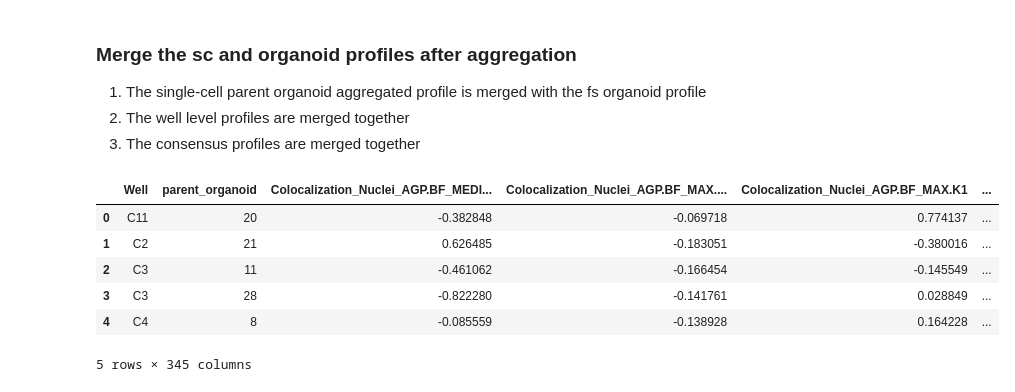
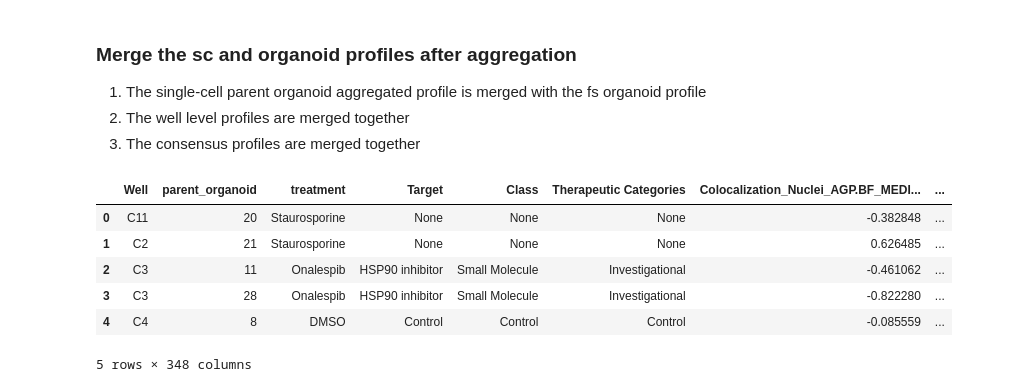
Before and after one commit to MikeLippincott/GFF_3D_organoid_profiling_pipeline, a Jupyter notebook: 4.processing_image_based_profiles/notebooks/10.merge_consensus_profiles.ipynb, the cells around one changed output. Cells and saved outputs as stored; diff of their text form; code cells hidden in the pictures.

```diff
--- a/4.processing_image_based_profiles/notebooks/10.merge_consensus_profiles.ipynb
+++ b/4.processing_image_based_profiles/notebooks/10.merge_consensus_profiles.ipynb
@@ -104,24 +104,38 @@ organoid_consensus_merge_path.parent.mkdir(parents=True, exist_ok=True)
 # %%
 organoid_fs = pd.read_parquet(organoid_fs_path)
 sc_agg_well_parent_organoid = pd.read_parquet(sc_agg_well_parent_organoid_path)
 sc_agg_well_parent_organoid_merge = sc_agg_well_parent_organoid.merge(
     organoid_fs,
-    left_on=["Well", "parent_organoid"],
-    right_on=["Well", "object_id"],
+    left_on=[
+        "Well",
+        "parent_organoid",
+        "treatment",
+        "Target",
+        "Class",
+        "Therapeutic Categories",
+    ],
+    right_on=[
+        "Well",
+        "object_id",
+        "treatment",
+        "Target",
+        "Class",
+        "Therapeutic Categories",
+    ],
 )
 
 sc_agg_well_parent_organoid_merge.to_parquet(
     organoid_agg_well_parent_organoid_path, index=False
 )
 sc_agg_well_parent_organoid_merge.head()
 # %% [output]
-|  | Well | parent_organoid | Colocalization_Nuclei_AGP.BF_MEDI... | Colocalization_Nuclei_AGP.BF_MAX.... | Colocalization_Nuclei_AGP.BF_MAX.K1 | ... |
-| 0 | C11 | 20 | -0.382848 | -0.069718 | 0.774137 | ... |
-| 1 | C2 | 21 | 0.626485 | -0.183051 | -0.380016 | ... |
-| 2 | C3 | 11 | -0.461062 | -0.166454 | -0.145549 | ... |
-| 3 | C3 | 28 | -0.822280 | -0.141761 | 0.028849 | ... |
-| 4 | C4 | 8 | -0.085559 | -0.138928 | 0.164228 | ... |
+|  | Well | parent_organoid | treatment | Target | Class | Therapeutic Categories | Colocalization_Nuclei_AGP.BF_MEDI... | ... |
+| 0 | C11 | 20 | Staurosporine | None | None | None | -0.382848 | ... |
+| 1 | C2 | 21 | Staurosporine | None | None | None | 0.626485 | ... |
+| 2 | C3 | 11 | Onalespib | HSP90 inhibitor | Small Molecule | Investigational | -0.461062 | ... |
+| 3 | C3 | 28 | Onalespib | HSP90 inhibitor | Small Molecule | Investigational | -0.822280 | ... |
+| 4 | C4 | 8 | DMSO | Control | Control | Control | -0.085559 | ... |
-5 rows × 345 columns
+5 rows × 348 columns
 # %%
 sc_agg_well = pd.read_parquet(sc_agg_well_path)
 organoid_agg_well = pd.read_parquet(organoid_agg_well_path)
```
Also changed, not shown: parts of 2 cells of this notebook, 4 other files.
